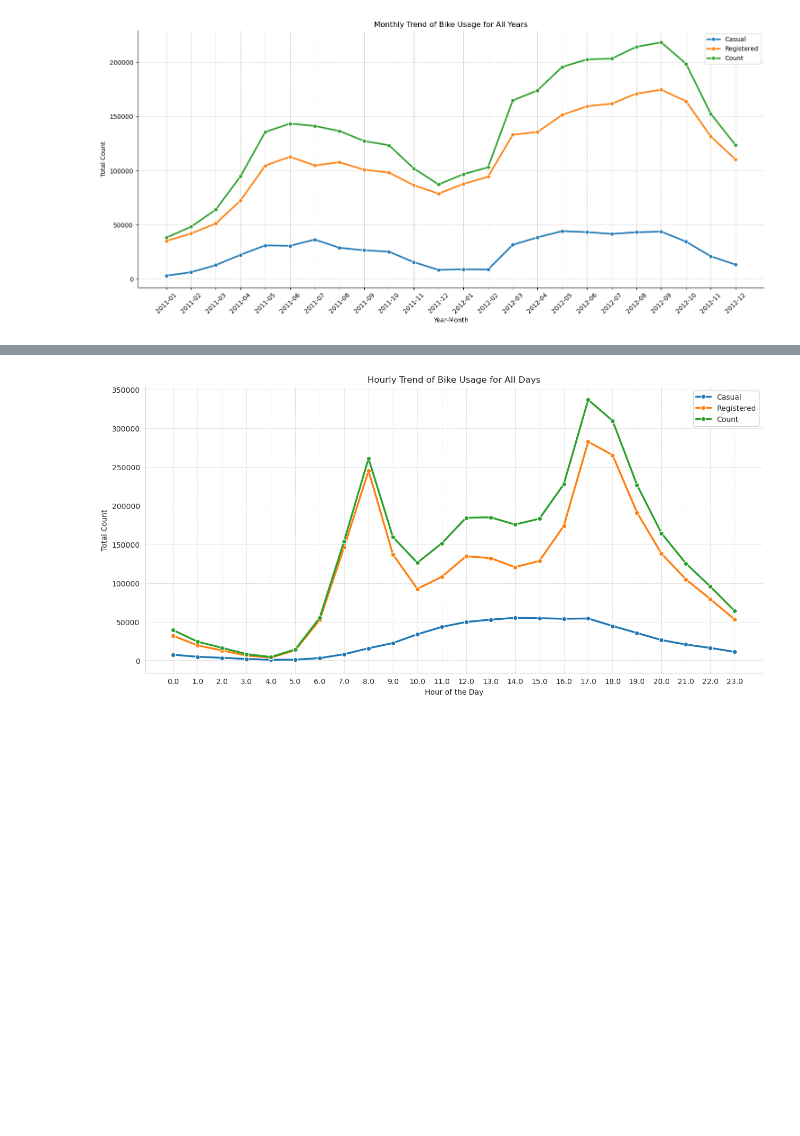
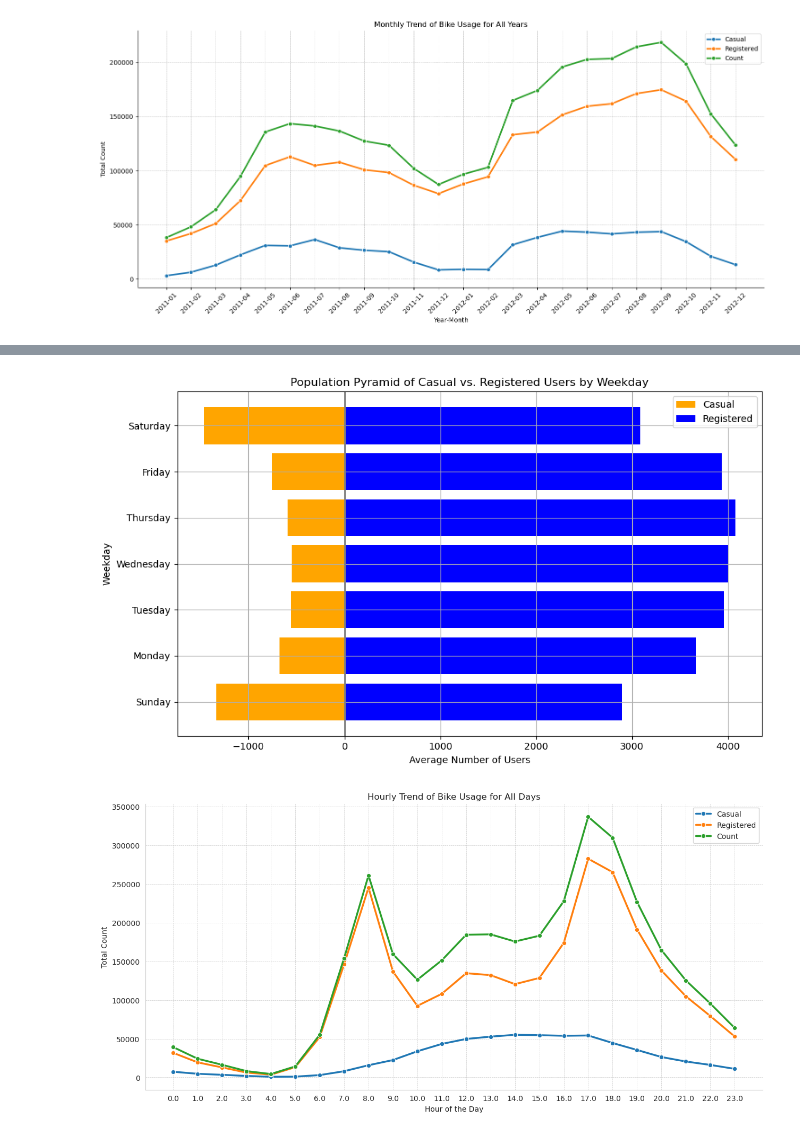
Before and after one commit to chongwen8/CSCE-679-Group-Project, a Jupyter notebook: Project.ipynb, the cells around one changed output, grey strips where cells are left out. Saved outputs shown, nothing was run; the diff lists cells and outputs as text; code cells hidden in the pictures; blank space fills up the shorter version.

```diff
--- a/Project.ipynb
+++ b/Project.ipynb
@@ -130,3 +154,29 @@ plt.show()
+# %%
+average_users_weekday = days.copy().groupby('weekday')[['casual', 'registered']].mean()
+
+# Create a Population Pyramid
+plt.figure(figsize=(10, 6))
+
+# Plotting casual users (negative values for left side of the pyramid)
+plt.barh(average_users_weekday.index, -average_users_weekday['casual'], color='orange', label='Casual')
+
+# Plotting registered users (positive values for right side of the pyramid)
+plt.barh(average_users_weekday.index, average_users_weekday['registered'], color='blue', label='Registered')
+
+# Customizing the plot
+plt.xlabel('Average Number of Users')
+plt.ylabel('Weekday')
+plt.title('Population Pyramid of Casual vs. Registered Users by Weekday')
+plt.yticks(average_users_weekday.index, ['Sunday', 'Monday', 'Tuesday', 'Wednesday', 'Thursday', 'Friday', 'Saturday'])
+plt.legend(loc='upper right')
+plt.grid(True)
+plt.axvline(x=0, color='grey', lw=2)  # Add a vertical line at zero
+plt.tight_layout()
+
+# Showing the plot
+plt.show()
+# %% [output]
+[figure, added]
 # %%
 cnt_hourly = hours.copy()
 hourly_trends = cnt_hourly.groupby('hr').agg({'casual': 'sum', 'registered': 'sum', 'cnt': 'sum'}).reset_index()
```
Also changed, not shown: parts of 6 cells of this notebook.
